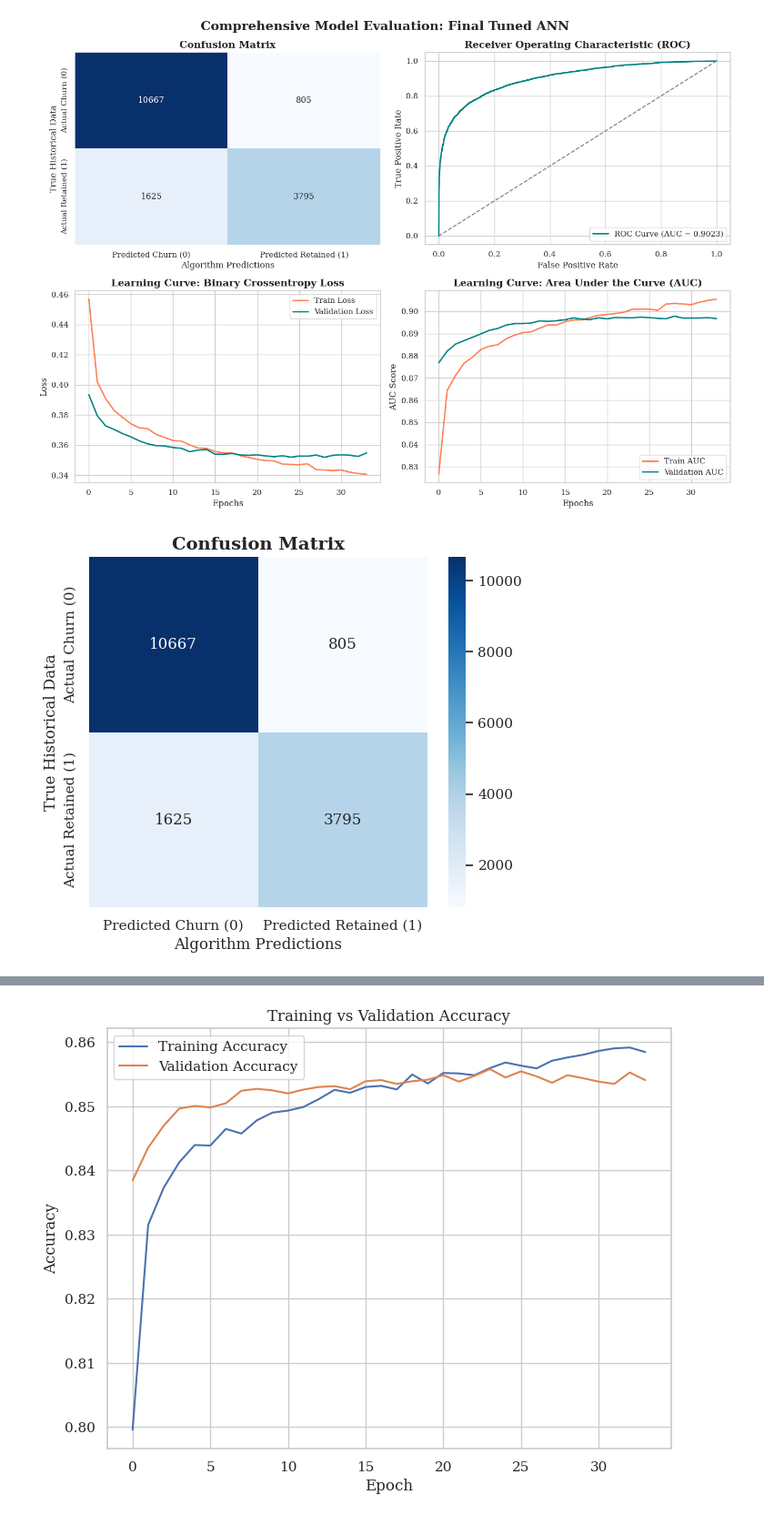
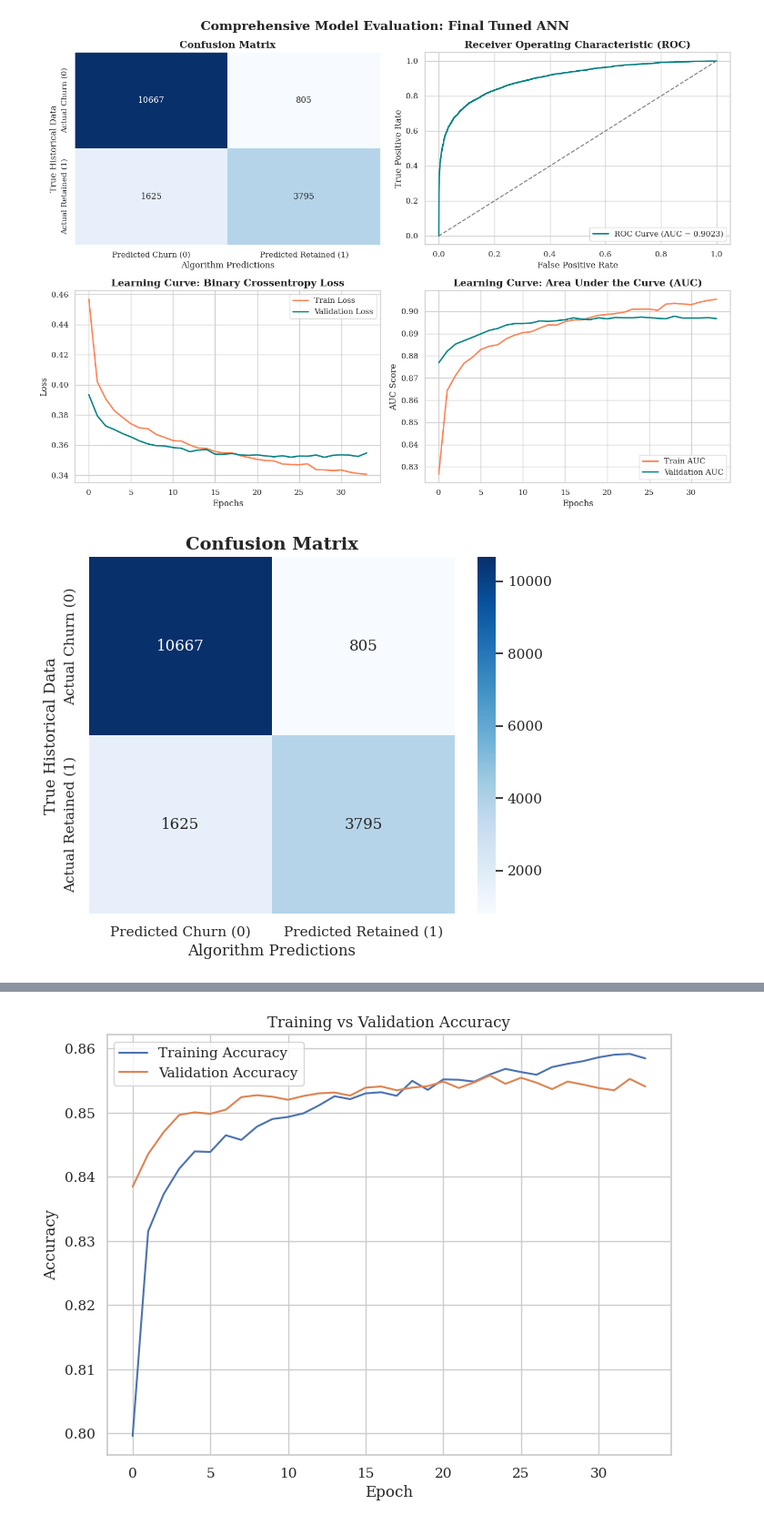
Before and after one commit to KhooLayHan/odl-project, a Jupyter notebook: main.ipynb, the cells around one changed output, grey strips where cells are left out. Shown at 91% size. Drawn from its saved outputs; the diff is of its cells as text; code cells hidden in the pictures.

Commit message:
fixing plots

```diff
--- a/main.ipynb
+++ b/main.ipynb
@@ -1066,24 +1051,25 @@ plt.show()
 # %%
 # Panel 1: Confusion Matrix
 cm = confusion_matrix(y_test, y_pred)
 plt.figure(figsize=(6,5))
 
 sns.heatmap(
     cm,
     annot=True,
     fmt="d",
     cmap="Blues",
     xticklabels=["Predicted Churn (0)", "Predicted Retained (1)"],
     yticklabels=["Actual Churn (0)", "Actual Retained (1)"],
 )
 
 plt.xlabel("Algorithm Predictions")
 plt.ylabel("True Historical Data")
 plt.title("Confusion Matrix", fontsize=14, fontweight="bold")
 
+plt.tight_layout()
 plt.show()
 # %% [output]
-[figure, old version]
+[figure, new version]
 # %%
 # Panel 2: ROC Curve
 fpr, tpr, thresholds = roc_curve(y_test, y_pred_probs)
```
Also changed, not shown: parts of 9 cells of this notebook.
